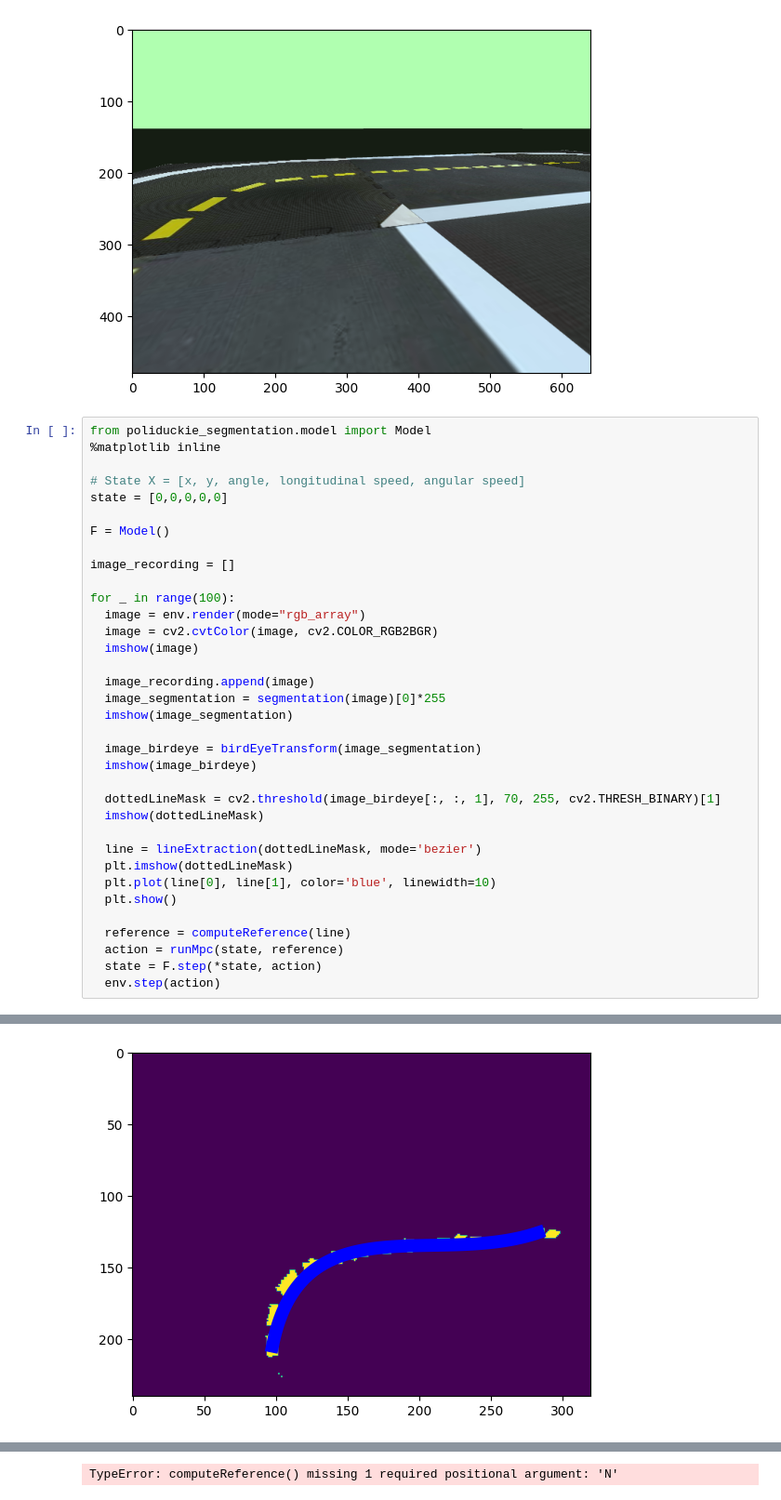
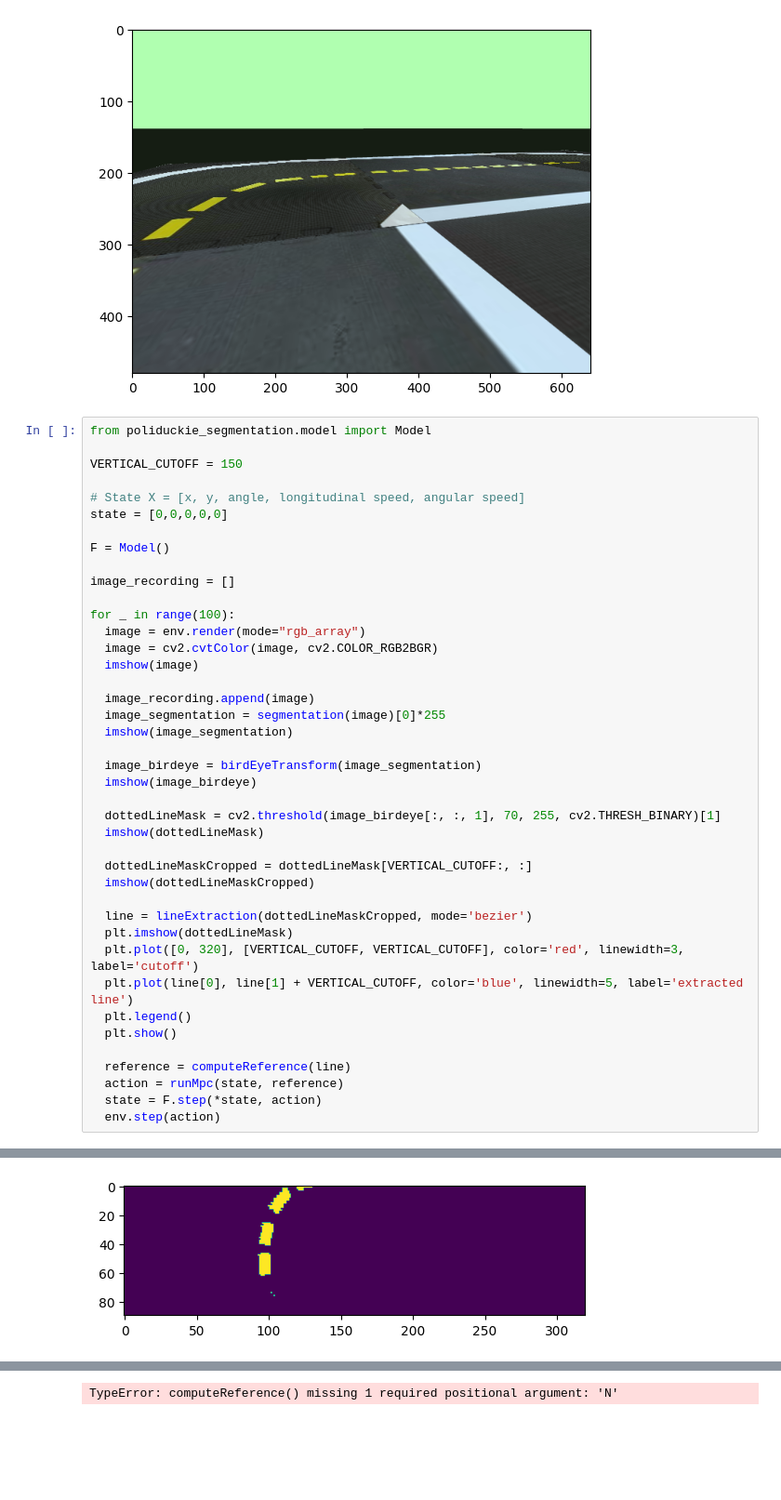
Before and after one commit to poliduckie/poliduckie_pipeline, a Jupyter notebook: notebooks/poliduckie_mpc_pipeline.ipynb, the cells around one changed output, grey strips where cells are left out. Shown at 93% size. Saved outputs shown, nothing was run; the diff lists cells and outputs as text; blank space fills up the shorter version.

Commit message:
chore: added vertical cutoff

```diff
--- a/notebooks/poliduckie_mpc_pipeline.ipynb
+++ b/notebooks/poliduckie_mpc_pipeline.ipynb
@@ -202,7 +202,8 @@ imshow(env.reset())
 [figure]
 # %%
 from poliduckie_segmentation.model import Model
-%matplotlib inline
+
+VERTICAL_CUTOFF = 150
 
 # State X = [x, y, angle, longitudinal speed, angular speed]
 state = [0,0,0,0,0]
@@ -213,33 +214,38 @@ image_recording = []
 
 for _ in range(100):
   image = env.render(mode="rgb_array")
   image = cv2.cvtColor(image, cv2.COLOR_RGB2BGR)
   imshow(image)
 
   image_recording.append(image)
   image_segmentation = segmentation(image)[0]*255
   imshow(image_segmentation)
 
   image_birdeye = birdEyeTransform(image_segmentation)
   imshow(image_birdeye)
 
   dottedLineMask = cv2.threshold(image_birdeye[:, :, 1], 70, 255, cv2.THRESH_BINARY)[1]
   imshow(dottedLineMask)
 
-  line = lineExtraction(dottedLineMask, mode='bezier')
+  dottedLineMaskCropped = dottedLineMask[VERTICAL_CUTOFF:, :]
+  imshow(dottedLineMaskCropped)
+
+  line = lineExtraction(dottedLineMaskCropped, mode='bezier')
   plt.imshow(dottedLineMask)
-  plt.plot(line[0], line[1], color='blue', linewidth=10)
+  plt.plot([0, 320], [VERTICAL_CUTOFF, VERTICAL_CUTOFF], color='red', linewidth=3, label='cutoff')
+  plt.plot(line[0], line[1] + VERTICAL_CUTOFF, color='blue', linewidth=5, label='extracted line')
+  plt.legend()
   plt.show()
 
   reference = computeReference(line)
   action = runMpc(state, reference)
   state = F.step(*state, action)
   env.step(action)
 # %% [output]
 [figure]
 WARNING:matplotlib.image:Clipping input data to the valid range for imshow with RGB data ([0..1] for floats or [0..255] for integers).
 [figure]
 WARNING:matplotlib.image:Clipping input data to the valid range for imshow with RGB data ([0..1] for floats or [0..255] for integers).
 [figure]
 [figure]
-[figure, old version]
+[figure, new version]
```
Also changed, not shown: parts of 1 cell of this notebook.
